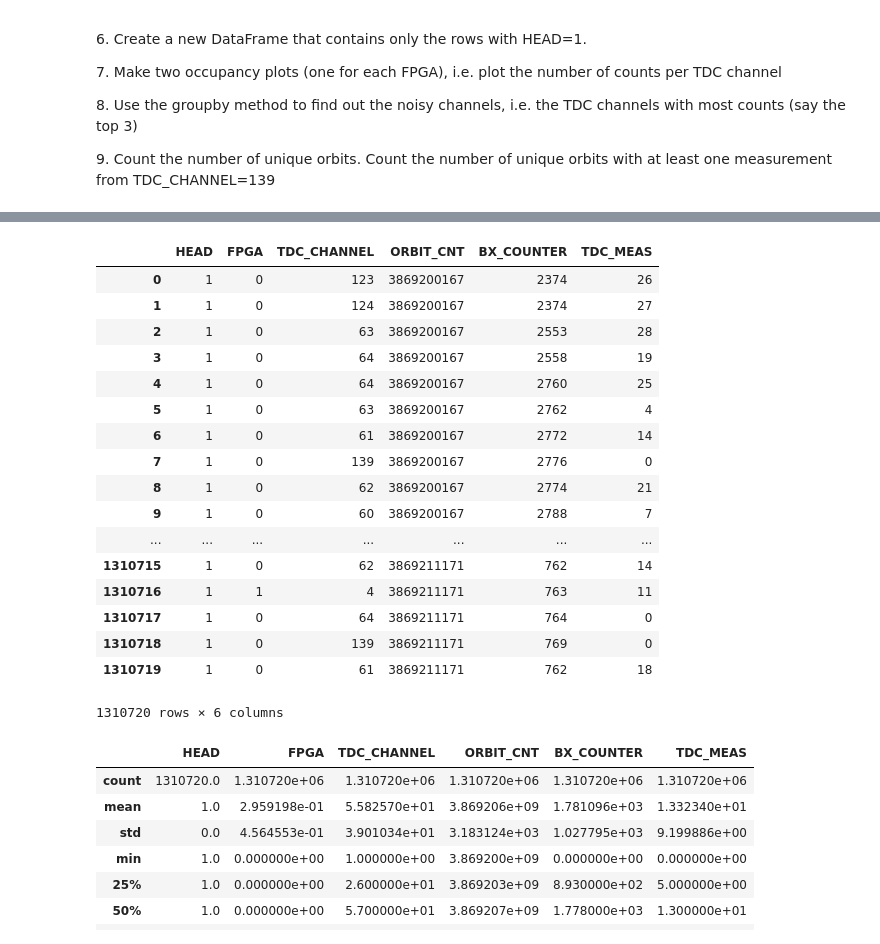
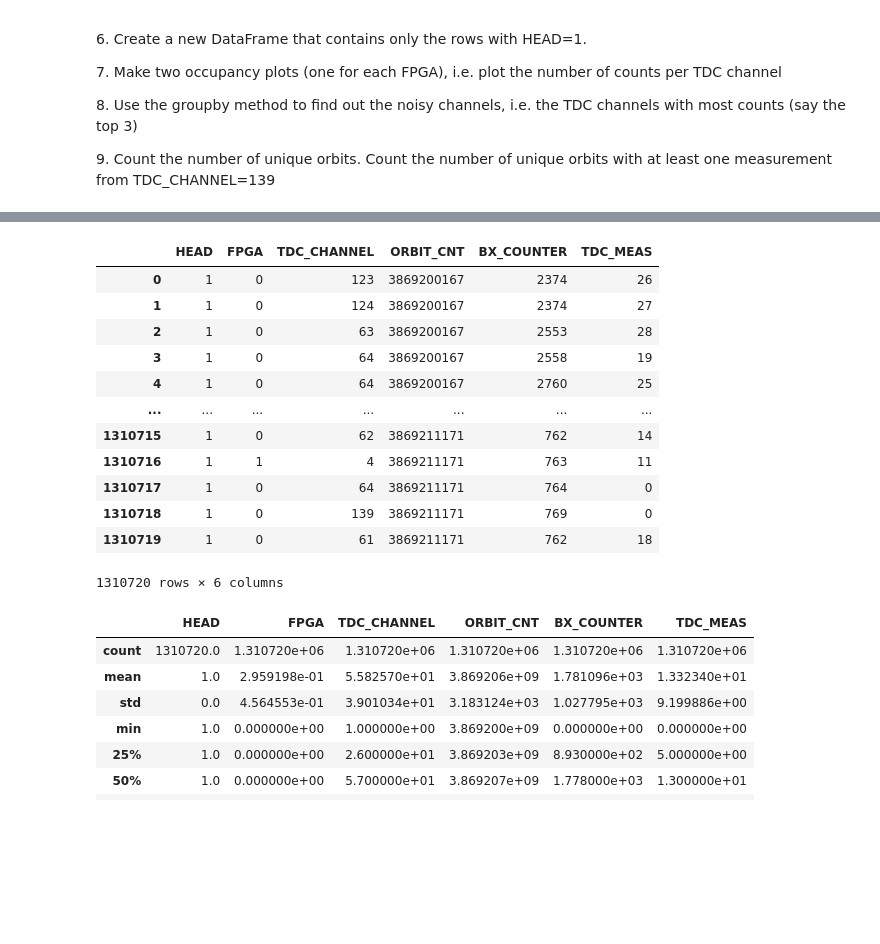
Before and after one commit to martina-pazzogna/Esercizi-Laboratory-of-computational-physics, a Jupyter notebook: Lab_session_6/lab6-es1.ipynb, the cells around one changed output, grey strips where cells are left out. Saved outputs shown, nothing was run; the diff lists cells and outputs as text; code cells hidden in the pictures; blank space fills up the shorter version.

```diff
--- a/Lab_session_6/lab6-es1.ipynb
+++ b/Lab_session_6/lab6-es1.ipynb
@@ -44,20 +25,15 @@ data_000637.txt     100%[===================>]  31.64M  16.7MB/s    in 1.9s
 # %%
 #reading the file and creating a DataFrame with N equal to the number of rows of the whole dataset
-file_name="~/laboratory_of_computational_physics/Esercizi-Laboratory-of-computational-physics/data/data_000637.txt"
-data = pd.read_csv(file_name, delimiter = ',')
+#file_name=":\Users\mpazz\OneDrive\UNIVERSITA'\Laurea magistrale\Primo anno\Laboratory of computational physics\Esercizi-Laboratory-of-computational-physics\Lab_session_6\data_000637.txt"
+data = pd.read_csv('./data_000637.txt', delimiter = ',')
 data
 # %% [output]
 |  | HEAD | FPGA | TDC_CHANNEL | ORBIT_CNT | BX_COUNTER | TDC_MEAS |
 | 0 | 1 | 0 | 123 | 3869200167 | 2374 | 26 |
 | 1 | 1 | 0 | 124 | 3869200167 | 2374 | 27 |
 | 2 | 1 | 0 | 63 | 3869200167 | 2553 | 28 |
 | 3 | 1 | 0 | 64 | 3869200167 | 2558 | 19 |
 | 4 | 1 | 0 | 64 | 3869200167 | 2760 | 25 |
-| 5 | 1 | 0 | 63 | 3869200167 | 2762 | 4 |
-| 6 | 1 | 0 | 61 | 3869200167 | 2772 | 14 |
-| 7 | 1 | 0 | 139 | 3869200167 | 2776 | 0 |
-| 8 | 1 | 0 | 62 | 3869200167 | 2774 | 21 |
-| 9 | 1 | 0 | 60 | 3869200167 | 2788 | 7 |
 | ... | ... | ... | ... | ... | ... | ... |
 | 1310715 | 1 | 0 | 62 | 3869211171 | 762 | 14 |
 | 1310716 | 1 | 1 | 4 | 3869211171 | 763 | 11 |
```
Also changed, not shown: parts of 8 cells of this notebook.
